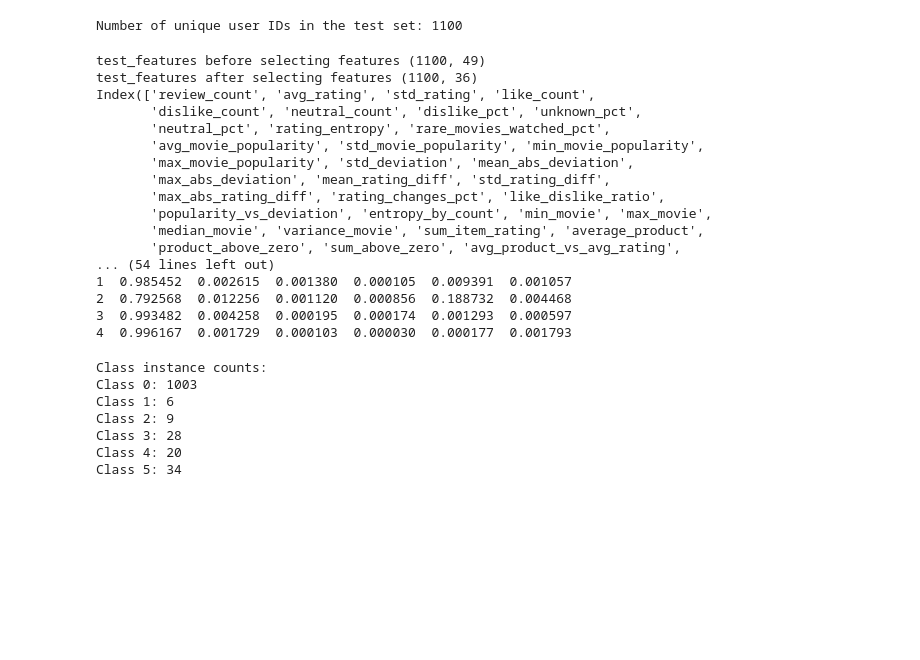
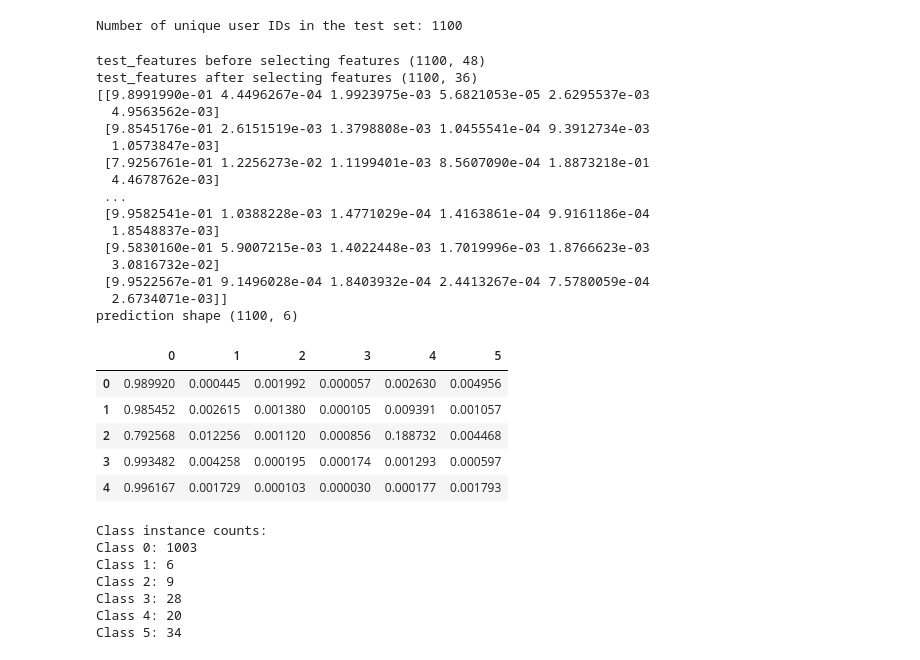
Before and after one commit to WiceKiwi/cs421-project, a Jupyter notebook: testing/testing_xgb.ipynb, the cells around one changed output. Saved outputs shown, nothing was run; the diff lists cells and outputs as text; code cells hidden in the pictures; blank space fills up the shorter version.

```diff
--- a/testing/testing_xgb.ipynb
+++ b/testing/testing_xgb.ipynb
@@ -178,67 +29,63 @@ def transform_features(X):
 # %%
-# Feature engineering
-test_features = transform_features(XX_test)
-test_features
-test_features.sort_values(by="user", inplace=True) #Sort by user
+from utils.feature_transformation import aggregate_features
+
+test_features = aggregate_features(XX_test)
+test_features.sort_values(by="user", inplace=True)
 
 # Select only important features
 model_features = joblib.load("model_features.pkl")
-
 print(f"test_features before selecting features {test_features.shape}")
 
 # If feature does not exist, populate with 0s
 for feat in model_features:
     if feat not in test_features.columns:
         test_features[feat] = 0
 test_features = test_features[model_features]
-
 print(f"test_features after selecting features {test_features.shape}")
 
+# debugging
+# print(test_features.columns)
 
-print(test_features.columns)
-print(test_features.head())
-
-# Load scaler and polynomial transformer, and transform the test features
 scaler = joblib.load("scaler.pkl")
 poly = joblib.load("poly.pkl")
 test_features_scaled = scaler.transform(test_features)
 test_features_poly = poly.transform(test_features_scaled)
 
 # Load the trained model and predict probabilities (shape: #test_users x 6)
 xgb_model = joblib.load("model.pkl")
 probabilities = xgb_model.predict_proba(test_features_poly)
 y_pred_proba_rf = xgb_model.predict_proba(test_features_poly)
 print(y_pred_proba_rf)
 
-
-import joblib
-
-# Save the predictions as an .npz file
 np.savez("predictions.npz", probabilities=probabilities)
 print(f"prediction shape {probabilities.shape}")
 
-# View predictions.npz
 test_results=np.load("predictions.npz")
 test_results_df = pd.DataFrame(test_results["probabilities"])
-print(test_results_df.head())
+test_results_df.head()
 # %% [output]
-test_features before selecting features (1100, 49)
+test_features before selecting features (1100, 48)
 test_features after selecting features (1100, 36)
-Index(['review_count', 'avg_rating', 'std_rating', 'like_count',
-       'dislike_count', 'neutral_count', 'dislike_pct', 'unknown_pct',
-       'neutral_pct', 'rating_entropy', 'rare_movies_watched_pct',
-       'avg_movie_popularity', 'std_movie_popularity', 'min_movie_popularity',
-       'max_movie_popularity', 'std_deviation', 'mean_abs_deviation',
-       'max_abs_deviation', 'mean_rating_diff', 'std_rating_diff',
-       'max_abs_rating_diff', 'rating_changes_pct', 'like_dislike_ratio',
-       'popularity_vs_deviation', 'entropy_by_count', 'min_movie', 'max_movie',
-       'median_movie', 'variance_movie', 'sum_item_rating', 'average_product',
-       'product_above_zero', 'sum_above_zero', 'avg_product_vs_avg_rating',
-... (54 lines left out)
-1  0.985452  0.002615  0.001380  0.000105  0.009391  0.001057
-2  0.792568  0.012256  0.001120  0.000856  0.188732  0.004468
-3  0.993482  0.004258  0.000195  0.000174  0.001293  0.000597
-4  0.996167  0.001729  0.000103  0.000030  0.000177  0.001793
+[[9.8991990e-01 4.4496267e-04 1.9923975e-03 5.6821053e-05 2.6295537e-03
+  4.9563562e-03]
+ [9.8545176e-01 2.6151519e-03 1.3798808e-03 1.0455541e-04 9.3912734e-03
+  1.0573847e-03]
+ [7.9256761e-01 1.2256273e-02 1.1199401e-03 8.5607090e-04 1.8873218e-01
+  4.4678762e-03]
+ ...
+ [9.9582541e-01 1.0388228e-03 1.4771029e-04 1.4163861e-04 9.9161186e-04
+  1.8548837e-03]
+ [9.5830160e-01 5.9007215e-03 1.4022448e-03 1.7019996e-03 1.8766623e-03
+  3.0816732e-02]
+ [9.9522567e-01 9.1496028e-04 1.8403932e-04 2.4413267e-04 7.5780059e-04
+  2.6734071e-03]]
+prediction shape (1100, 6)
+|  | 0 | 1 | 2 | 3 | 4 | 5 |
+| 0 | 0.989920 | 0.000445 | 0.001992 | 0.000057 | 0.002630 | 0.004956 |
+| 1 | 0.985452 | 0.002615 | 0.001380 | 0.000105 | 0.009391 | 0.001057 |
+| 2 | 0.792568 | 0.012256 | 0.001120 | 0.000856 | 0.188732 | 0.004468 |
+| 3 | 0.993482 | 0.004258 | 0.000195 | 0.000174 | 0.001293 | 0.000597 |
+| 4 | 0.996167 | 0.001729 | 0.000103 | 0.000030 | 0.000177 | 0.001793 |
 # %%
 data = np.load('predictions.npz')
 predictions = data['probabilities']
```
Also changed, not shown: parts of 2 cells of this notebook, 5 other files.
